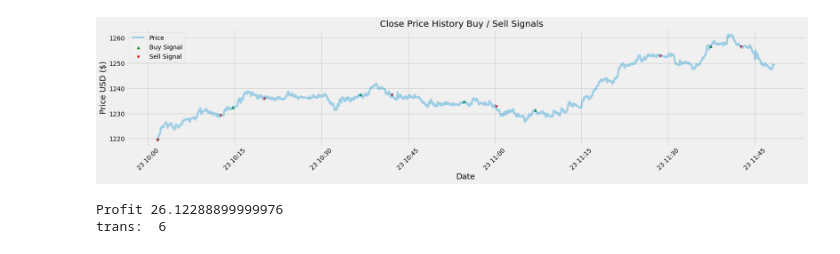
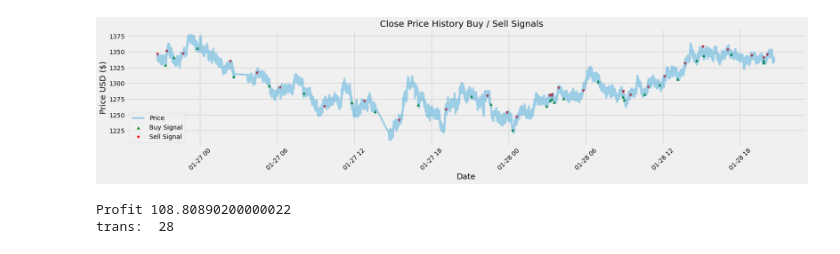
Before and after one commit to jsngalloway/night-trader, a Jupyter notebook: notebooks/macd_test_2.ipynb, the cells around one changed output. Cells and saved outputs as stored; diff of their text form; code cells hidden in the pictures.

```diff
--- a/notebooks/macd_test_2.ipynb
+++ b/notebooks/macd_test_2.ipynb
@@ -7,7 +7,7 @@ import matplotlib.pyplot as plt
 plt.style.use('fivethirtyeight')
 # %%
 #Store the data into the df variable
-df = pd.read_csv('../data/MorningTest4.csv')
+df = pd.read_csv('../data/dump.csv')
 # %%
 #Set the date as the index for the data
 df = df.set_index(pd.DatetimeIndex(df['time'].values))
@@ -46,24 +36,18 @@ plt.show()
 # %%
-# macd_params = (12, 26, 9)
-# macd_multiplier = 10
-macd_params = (117, 254, 88)
-macd_multiplier = 3
-
-#Calculate the MACD and Signal Line indicators
-#Calculate the Short Term Exponential Moving Average
+macd_params = (12, 26, 9)
+macd_multiplier = 111
 ShortEMA = df.price.ewm(span=macd_params[0]*macd_multiplier, adjust=False).mean() #AKA Fast moving average
-#Calculate the Long Term Exponential Moving Average
 LongEMA = df.price.ewm(span=macd_params[1]*macd_multiplier, adjust=False).mean() #AKA Slow moving average
-#Calculate the Moving Average Convergence/Divergence (MACD)
 MACD = ShortEMA - LongEMA
-#Calcualte the signal line
 signal = MACD.ewm(span=macd_params[2]*macd_multiplier, adjust=False).mean()
 
-#Plot the chart
-plt.figure(figsize=(24.4,4.5)) #width = 12.2in, height = 4.5
+plt.figure(figsize=(12.2*2,4.5)) #width = 12.2in, height = 4.5
 plt.plot(df.index, MACD, label='ETH MACD', color = 'red')
 plt.plot(df.index, signal, label='Signal Line', color='blue')
 plt.xticks(rotation=45)
 plt.legend(loc='upper left')
 plt.show()
+# profit, trans = mac_daddy_tester(MACD, signal, df)
+# print((i, profit))
+# t.insert((i, profit))
 # %% [output]
@@ -80,13 +78,13 @@ def mac_daddy_tester(macd, signal, df):
     bought = False
     sumwin = 0
     transactions = []
-    for i in range(1, len(df)):
-        if ( (macd.iat[i] > signal.iat[i]) and (macd.iat[i-1] <= signal.iat[i-1]) and bought == False):
+    for i in range(1, len(signal)):
+        if ( (macd.iat[i] < signal.iat[i]) and (macd.iat[i-1] >= signal.iat[i-1]) and bought == False):
             # print("Crossed above, time to buy", i)
             bought = df.iat[i,1]
-        if ( (macd.iat[i] < signal.iat[i]) and (macd.iat[i-1] >= signal.iat[i-1]) and bought):
+        if ( (macd.iat[i] > signal.iat[i]) and (macd.iat[i-1] <= signal.iat[i-1]) and bought):
             # print("Crossed below, time to sell", i)
-            # print("Bought at\t", bought, " selling at\t", df.iat[i,0], "for profit:\t", df.iat[i,0] - bought)
+            # print(df.iat[i,0], "Bought at", bought, " selling at", df.iat[i,1], "for profit:", df.iat[i,1] - bought - 2)
             transactions.append(df.iat[i,1] - bought)
             sumwin = sumwin + df.iat[i,1] - bought - 1
             bought = False
@@ -100,7 +98,7 @@ def buy_sell(signal):
   flag = -1
   for i in range(0,len(signal)):
     #if MACD > signal line  then buy else sell
-      if signal['MACD'][i] > signal['Signal Line'][i]:
+      if signal['MACD'][i] < signal['Signal Line'][i]:
         if flag != 1:
           sigPriceBuy.append(signal['price'][i])
           sigPriceSell.append(np.nan)
@@ -108,7 +106,7 @@ def buy_sell(signal):
         else:
           sigPriceBuy.append(np.nan)
           sigPriceSell.append(np.nan)
-      elif signal['MACD'][i] < signal['Signal Line'][i]:
+      elif signal['MACD'][i] > signal['Signal Line'][i]:
         if flag != 0:
           sigPriceSell.append(signal['price'][i])
           sigPriceBuy.append(np.nan)
@@ -121,34 +119,36 @@ def buy_sell(signal):
         sigPriceSell.append(np.nan)
 
   return (sigPriceBuy, sigPriceSell)
+
 
 #Create buy and sell columns
 x = buy_sell(df)
 df['Buy_Signal_Price'] = x[0]
 df['Sell_Signal_Price'] = x[1]
 
 # Visually Show The Stock buy and sell signals
 # Create the title
 title = 'Close Price History Buy / Sell Signals   '
 #Get the stocks
 my_stocks = df
 
 #Create and plot the graph
 plt.figure(figsize=(12.2*2,4.5)) #width = 12.2in, height = 4.5
 plt.scatter(my_stocks.index, my_stocks['Buy_Signal_Price'], color = 'green', label='Buy Signal', marker = '^', alpha = 1)
 plt.scatter(my_stocks.index, my_stocks['Sell_Signal_Price'], color = 'red', label='Sell Signal', marker = 'v', alpha = 1)
 plt.plot( my_stocks['price'],  label='Price', alpha = 0.35)#plt.plot( X-Axis , Y-Axis, line_width, alpha_for_blending,  label)
 plt.xticks(rotation=45)
 plt.title(title)
 plt.xlabel('Date',fontsize=18)
 plt.ylabel('Price USD ($)',fontsize=18)
-plt.legend( loc='upper left')
+plt.legend( loc='lower left')
 plt.show()
 
 r = mac_daddy_tester(MACD, signal, df)
 print("Profit", r[0])
 print("trans: ", len(r[1]))
+# print(r[1])
 # %% [output]
-[figure, old version]
+[figure, new version]
-Profit 26.12288899999976
-trans:  6
+Profit 108.80890200000022
+trans:  28
```
Also changed, not shown: parts of 5 cells of this notebook, 3 other files.
